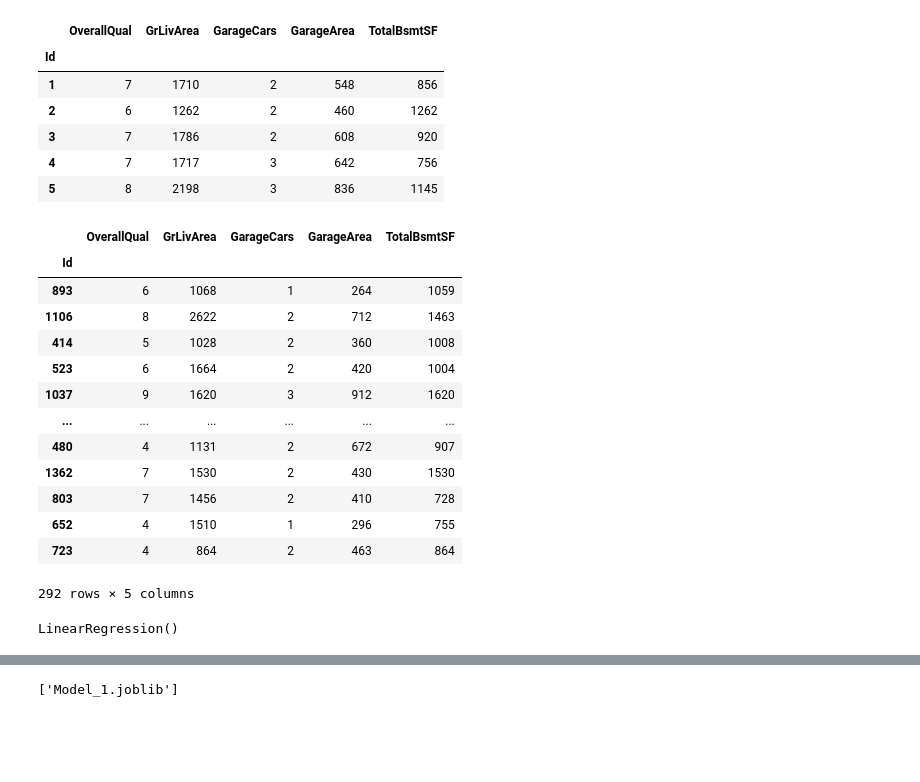
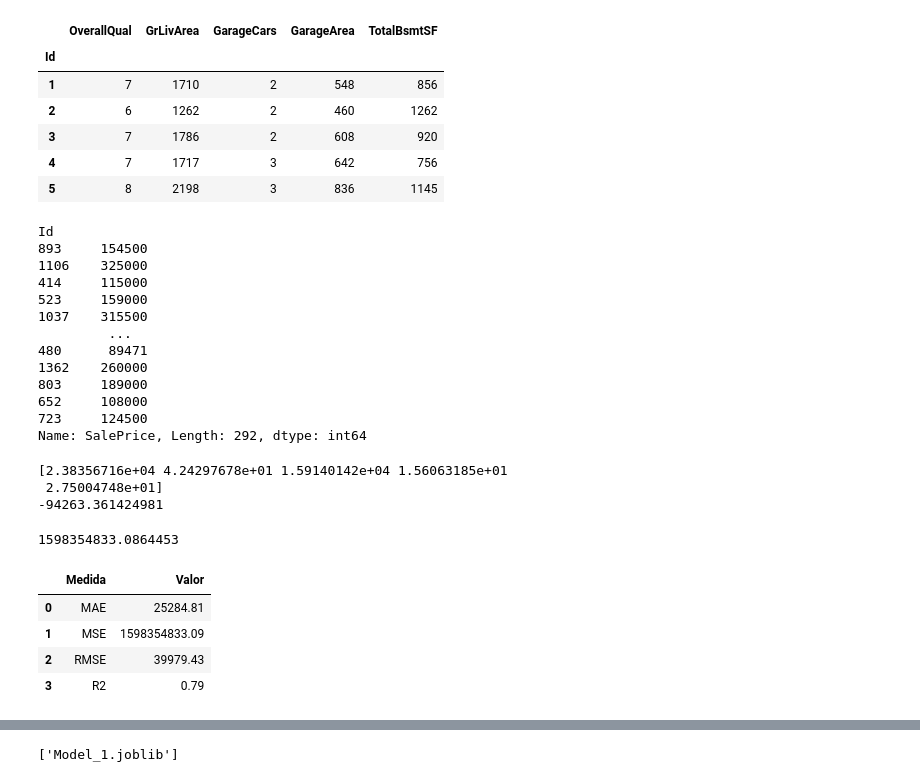
Before and after one commit to gogol24/house-price-prediction-api, a Jupyter notebook: Notebooks/Model_1.ipynb, the cells around one changed output, grey strips where cells are left out. Drawn from its saved outputs; the diff is of its cells as text; code cells hidden in the pictures; blank space fills up the shorter version.

```diff
--- a/Notebooks/Model_1.ipynb
+++ b/Notebooks/Model_1.ipynb
@@ -90,25 +91,28 @@ df_pred.head()
 | 5 | 8 | 2198 | 3 | 836 | 1145 |
 # %%
 x_train, x_test, y_train, y_test = train_test_split(df_pred,y, test_size=0.2, random_state=42)
-x_test
+y_test
 # %% [output]
-|  | OverallQual | GrLivArea | GarageCars | GarageArea | TotalBsmtSF |
-| Id |  |  |  |  |  |
-| 893 | 6 | 1068 | 1 | 264 | 1059 |
-| 1106 | 8 | 2622 | 2 | 712 | 1463 |
-| 414 | 5 | 1028 | 2 | 360 | 1008 |
-| 523 | 6 | 1664 | 2 | 420 | 1004 |
-| 1037 | 9 | 1620 | 3 | 912 | 1620 |
-| ... | ... | ... | ... | ... | ... |
-| 480 | 4 | 1131 | 2 | 672 | 907 |
-| 1362 | 7 | 1530 | 2 | 430 | 1530 |
-| 803 | 7 | 1456 | 2 | 410 | 728 |
-| 652 | 4 | 1510 | 1 | 296 | 755 |
-| 723 | 4 | 864 | 2 | 463 | 864 |
-292 rows × 5 columns
+Id
+893     154500
+1106    325000
+414     115000
+523     159000
+1037    315500
+         ...
+480      89471
+1362    260000
+803     189000
+652     108000
+723     124500
+Name: SalePrice, Length: 292, dtype: int64
 # %%
 reg=LinearRegression()
 reg.fit(x_train,y_train)
+print(reg.coef_)
+print(reg.intercept_)
 # %% [output]
-LinearRegression()
+[2.38356716e+04 4.24297678e+01 1.59140142e+04 1.56063185e+01
+ 2.75004748e+01]
+-94263.361424981
 # %%
@@ -115,0 +144,18 @@ y_hat=reg.predict(x_train)
+# %%
+from sklearn.metrics import mean_absolute_error, mean_squared_error, r2_score
+
+
+mae = mean_absolute_error(y_test, y_hat)
+mse = mean_squared_error(y_test, y_hat)
+rmse = np.sqrt(mse)
+r2 = r2_score(y_test, y_hat)
+print(mse)
+scores=pd.DataFrame(data={'Medida':["MAE","MSE","RMSE","R2"],'Valor':[mae,mse,rmse,r2]})
+scores.style.format({'Valor': '{:.2f}'})
+# %% [output]
+1598354833.0864453
+|  | Medida | Valor |
+| 0 | MAE | 25284.81 |
+| 1 | MSE | 1598354833.09 |
+| 2 | RMSE | 39979.43 |
+| 3 | R2 | 0.79 |
```
Also changed, not shown: parts of 12 cells of this notebook, 9 other files.
